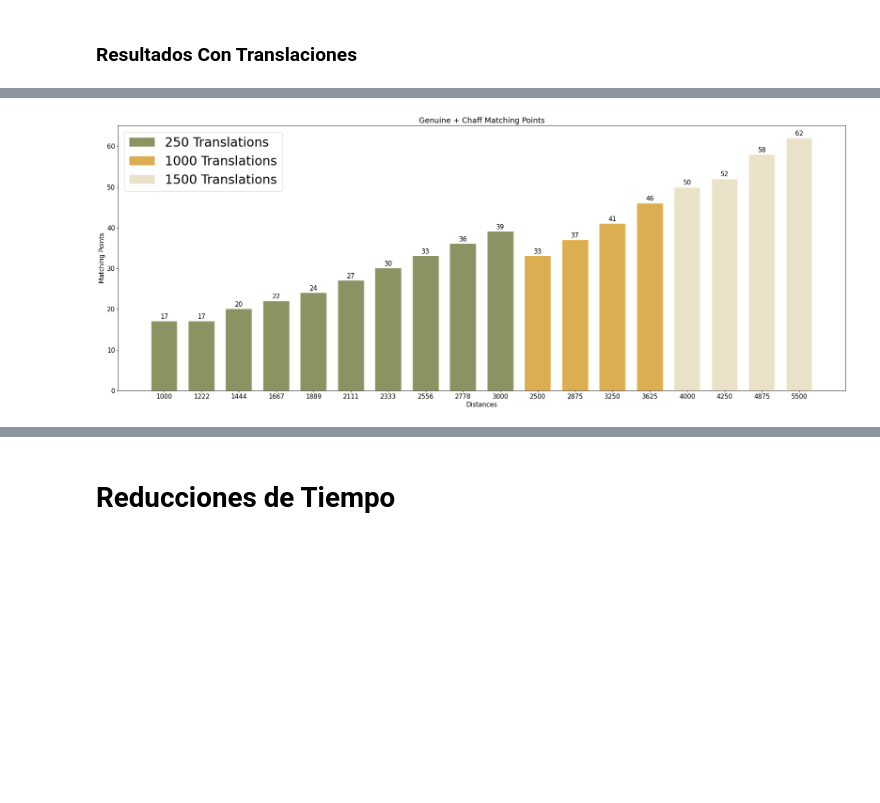
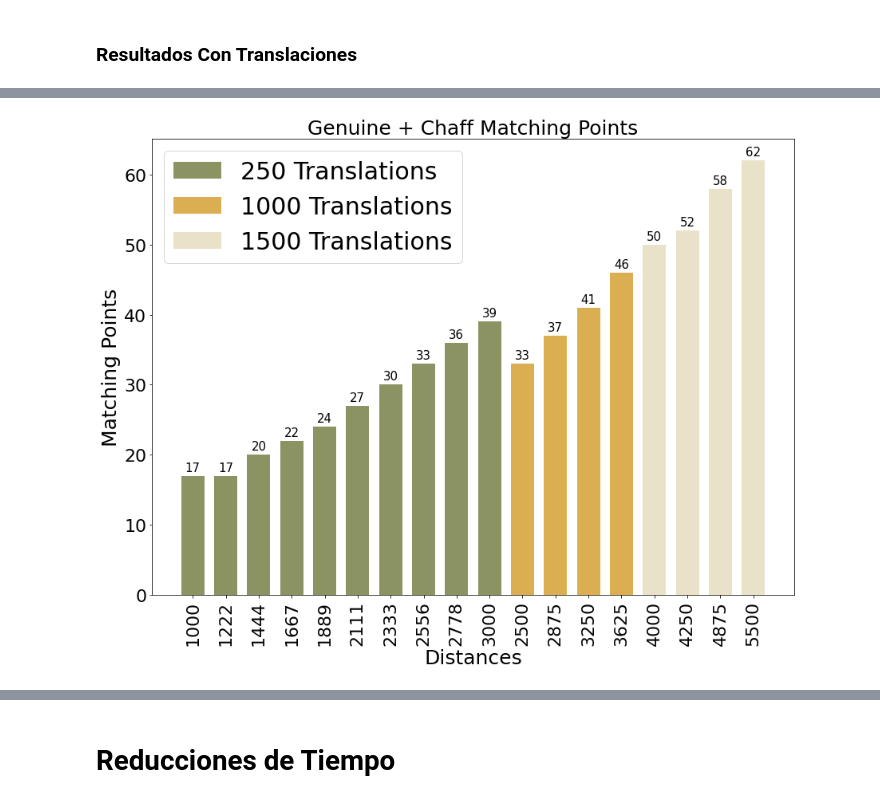
Before and after one commit to MarioROT/CorrelationAttack2FuzzyVault, a Jupyter notebook: Fuzzy_Vault_Statistics.ipynb, the cells around one changed output, grey strips where cells are left out. Drawn from its saved outputs; the diff is of its cells as text; code cells hidden in the pictures; blank space fills up the shorter version.

```diff
--- a/Fuzzy_Vault_Statistics.ipynb
+++ b/Fuzzy_Vault_Statistics.ipynb
@@ -17,12 +17,12 @@ import scipy.io
 plt.rcParams["image.cmap"] = "Set2"
 # Para cambiar el ciclo de color por defecto en Matplotlib
 # plt.rcParams['axes.prop_cycle'] = plt.cycler(color=plt.cm.Set2.colors)
-# plt.rcParams["axes.prop_cycle"] =  plt.cycler('color', ['#8C6D31', '#ffdd6b', '#e9e2c9', '#dcae52', '#af7132', '#8C9363', '#637939', '#AD494A', '#E7969C', '#C4CBB9'])
+plt.rcParams["axes.prop_cycle"] =  plt.cycler('color', ['#8C6D31', '#ffdd6b', '#e9e2c9', '#dcae52', '#af7132', '#8C9363', '#637939', '#AD494A', '#E7969C', '#C4CBB9'])
 # plt.rcParams["axes.prop_cycle"] =  plt.cycler('color', ['#081d58', '#253494', '#225ea8', '#1d91c0', '#41b6c4', '#7fcdbb', '#c7e9b4', '#edf8b1', '#ffffd9'])
 # plt.rcParams["axes.prop_cycle"] =  plt.cycler('color', ['#084081', '#0868ac', '#2b8cbe', '#4eb3d3', '#7bccc4', '#a8ddb5', '#ccebc5', '#e0f3db', '#f7fcf0'])
 # plt.rcParams["axes.prop_cycle"] =  plt.cycler('color', ['#67001f', '#b2182b', '#d6604d', '#f4a582', '#fddbc7', '#d1e5f0', '#92c5de', '#4393c3', '#2166ac','#053061'])
 # plt.rcParams["axes.prop_cycle"] =  plt.cycler('color', ['#67001f', '#053061', '#b2182b', '#2166ac', '#d6604d', '#4393c3', '#f4a582', '#92c5de', '#fddbc7','#d1e5f0'])
-plt.rcParams["axes.prop_cycle"] =  plt.cycler('color', ['#67001f', '#053061', '#b2182b', '#2166ac', '#d6604d', '#4393c3', '#f4a582', '#92c5de', '#fddbc7','#d1e5f0'][::-1])
+# plt.rcParams["axes.prop_cycle"] =  plt.cycler('color', ['#67001f', '#053061', '#b2182b', '#2166ac', '#d6604d', '#4393c3', '#f4a582', '#92c5de', '#fddbc7','#d1e5f0'][::-1])
 # plt.rcParams["axes.prop_cycle"] =  plt.cycler('color', ['#8dd3c7', '#ffffb3', '#bebada', '#fb8072', '#80b1d3', '#fdb462', '#b3de69', '#fccde5', '#d9d9d9','#bc80bd','#ccebc5','#ffed6f'])
 # plt.rcParams["axes.prop_cycle"] =  plt.cycler('color', ['#8dd3c7', '#ffffb3', '#bebada', '#fb8072', '#80b1d3', '#fdb462', '#b3de69', '#fccde5', '#d9d9d9','#bc80bd','#ccebc5','#ffed6f'][::-1])
 # %% [markdown]
@@ -133,18 +134,18 @@ donutPlot(data, recipe, title=False, png=False, pdf=False, legend=True, figsize=
 # %% [markdown]
 ### Resultados Con Translaciones
 # %%
-rt10md = pd.read_csv('TabResCorr10mindist250trans.csv')
+rt10md = pd.read_csv('ExpResults/TabResCorr10mindist250trans.csv')
 rt10md = rt10md.T.reset_index()
 rt10md.columns= ['Distancia', 'Puntos encontrados promedio', 'Puntos genuinos encontrados promedio', 'Número de emparejamientos que se podrían vulnerar', 'Iteraciones promedio necesarias para vulnerar']
 rt10md = rt10md.round({'Distancia':3, 'Puntos encontrados promedio':3, 'Puntos genuinos encontrados promedio':3, 'Número de emparejamientos que se podrían vulnerar':3, 'Iteraciones promedio necesarias para vulnerar':3})
 
-rt20md = pd.read_csv('TabResCorr5mindist1000trans.csv')
+rt20md = pd.read_csv('ExpResults/TabResCorr5mindist1000trans.csv')
 rt20md = rt20md.T.reset_index()
 rt20md.columns= ['Distancia', 'Puntos encontrados promedio', 'Puntos genuinos encontrados promedio', 'Número de emparejamientos que se podrían vulnerar', 'Iteraciones promedio necesarias para vulnerar']
 # rt20md = rt20md[1:]
 rt20md = rt20md.round({'Distancia':3, 'Puntos encontrados promedio':3, 'Puntos genuinos encontrados promedio':3, 'Número de emparejamientos que se podrían vulnerar':3, 'Iteraciones promedio necesarias para vulnerar':3})
 
-rt30md = pd.read_csv('TabResCorr3mindist1500trans.csv')
+rt30md = pd.read_csv('ExpResults/TabResCorr3mindist1500trans.csv')
 rt30md = rt30md.T.reset_index()
 rt30md.columns= ['Distancia', 'Puntos encontrados promedio', 'Puntos genuinos encontrados promedio', 'Número de emparejamientos que se podrían vulnerar', 'Iteraciones promedio necesarias para vulnerar']
 # rt30md = rt30md[1:]
@@ -187,12 +188,12 @@ dfs
 # %%
 xticks = [round(float(i)) for i in dfs['Distancia']]
 data = {'250 Translations':list(rt10md['Puntos encontrados promedio']),
         '1000 Translations':list(rt20md['Puntos encontrados promedio']),
         '1500 Translations':list(rt30md['Puntos encontrados promedio'])}
 title = 'Genuine + Chaff Matching Points'
-groupedBarPlot(data,xticks,title, legend = True,figsize=(25,10),width = 0.7,axislabels=['Distances','Matching Points'], colors = colors, lg=True)
+groupedBarPlot(data,xticks,title, legend = True,figsize=(12.5,10),width = 0.7,axislabels=['Distances','Matching Points'], colors = colors, lg=True, xtick_rot = 90, fsizes={'axes':25,'xtick':22, 'ytick':22, 'font':15})
 # %% [output]
-[figure, old version]
+[figure, new version]
 # %%
 xticks = [round(float(i)) for i in dfs['Distancia']]
 data = {'250 Translations':list(rt10md['Puntos genuinos encontrados promedio']),
```
Also changed, not shown: parts of 9 cells of this notebook, 1 other file.
